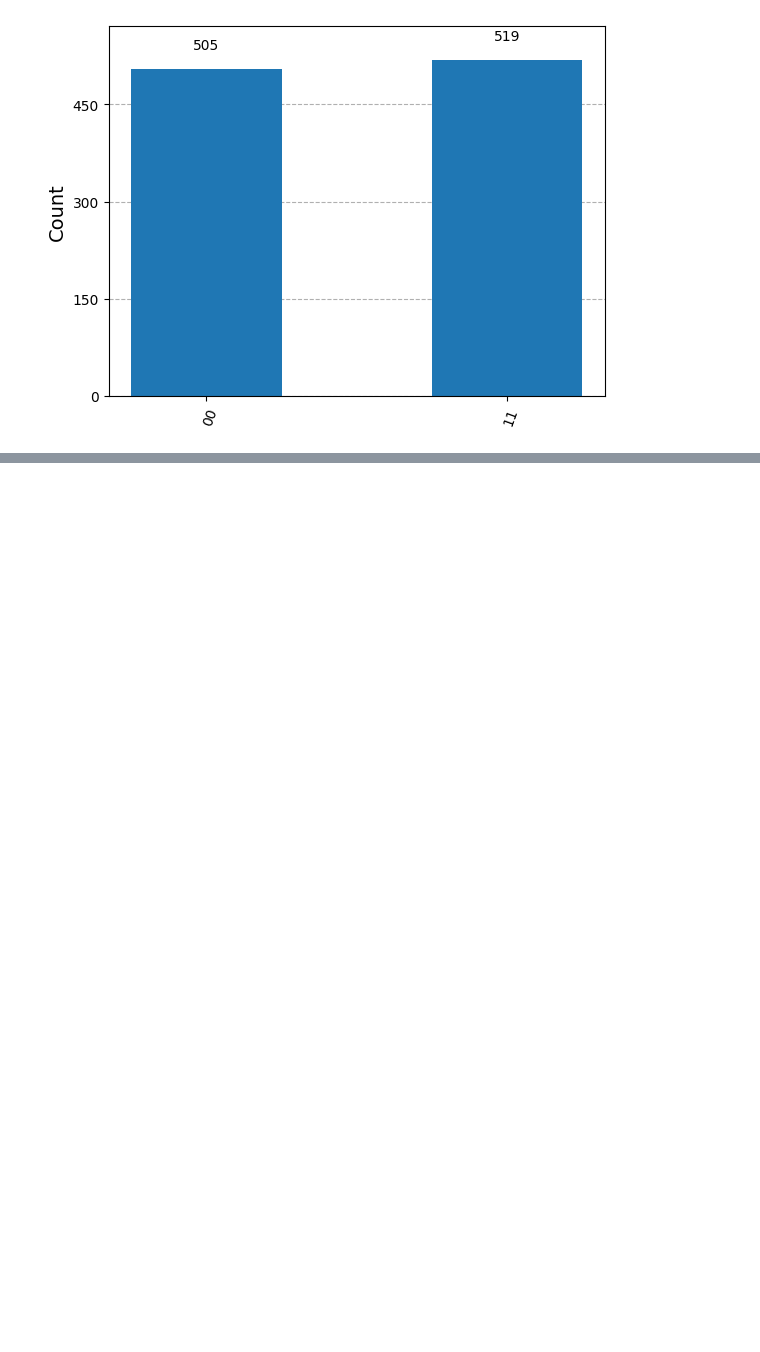
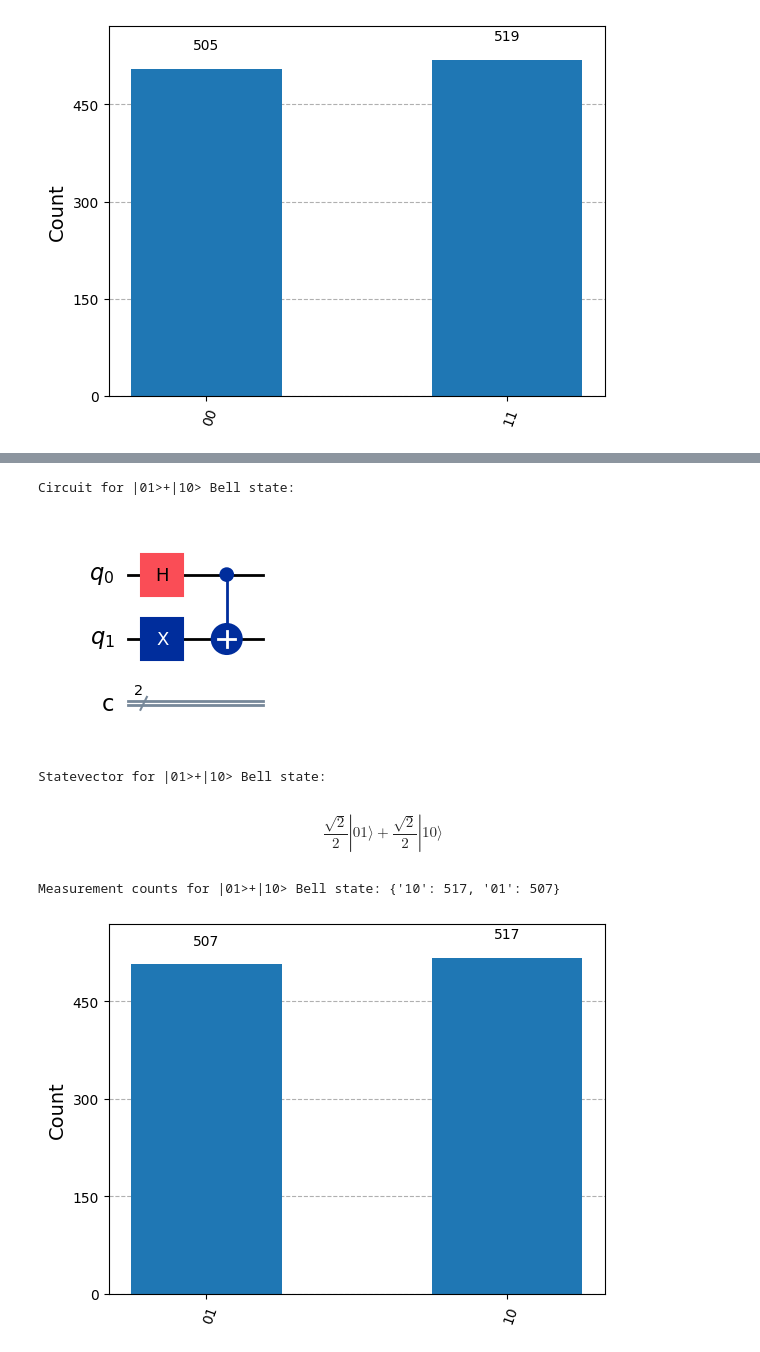
Before and after one commit to DannonChoo/SIT-UofG-QC, a Jupyter notebook: QC-Lab1.ipynb, the cells around one changed output, grey strips where cells are left out. Saved outputs shown, nothing was run; the diff lists cells and outputs as text; code cells hidden in the pictures; blank space fills up the shorter version.

```diff
--- a/QC-Lab1.ipynb
+++ b/QC-Lab1.ipynb
@@ -207,0 +375,32 @@ plot_histogram(counts)
+# %%
+# Bell State: 1/sqrt(2) ( |01> + |10> )
+circuit_bell_01_plus_10 = QuantumCircuit(2, 2)
+circuit_bell_01_plus_10.x(1) # Start with |01> by flipping qubit 1
+circuit_bell_01_plus_10.h(0)
+circuit_bell_01_plus_10.cx(0, 1)
+
+# Display the circuit
+print("Circuit for |01>+|10> Bell state:")
+display(circuit_bell_01_plus_10.draw("mpl"))
+
+# Display the state vector
+state_bell_01_plus_10 = Statevector.from_int(0, 4) # Start from |00>, then apply X
+state_bell_01_plus_10 = state_bell_01_plus_10.evolve(circuit_bell_01_plus_10)
+print("Statevector for |01>+|10> Bell state:")
+display(state_bell_01_plus_10.draw("latex"))
+
+# Add measurements and simulate
+circuit_bell_01_plus_10.measure(range(2), range(2))
+qc_compiled = transpile(circuit_bell_01_plus_10, BasicSimulator())
+job_sim = BasicSimulator().run(qc_compiled, shots=1024)
+result_sim = job_sim.result()
+counts = result_sim.get_counts(qc_compiled)
+print("Measurement counts for |01>+|10> Bell state:", counts)
+display(plot_histogram(counts))
+# %% [output]
+Circuit for |01>+|10> Bell state:
+[figure, added]
+Statevector for |01>+|10> Bell state:
+$$\frac{\sqrt{2}}{2} |01\rangle+\frac{\sqrt{2}}{2} |10\rangle$$
+Measurement counts for |01>+|10> Bell state: {'10': 517, '01': 507}
+[figure, added]
```
Also changed, not shown: parts of 25 cells of this notebook.
